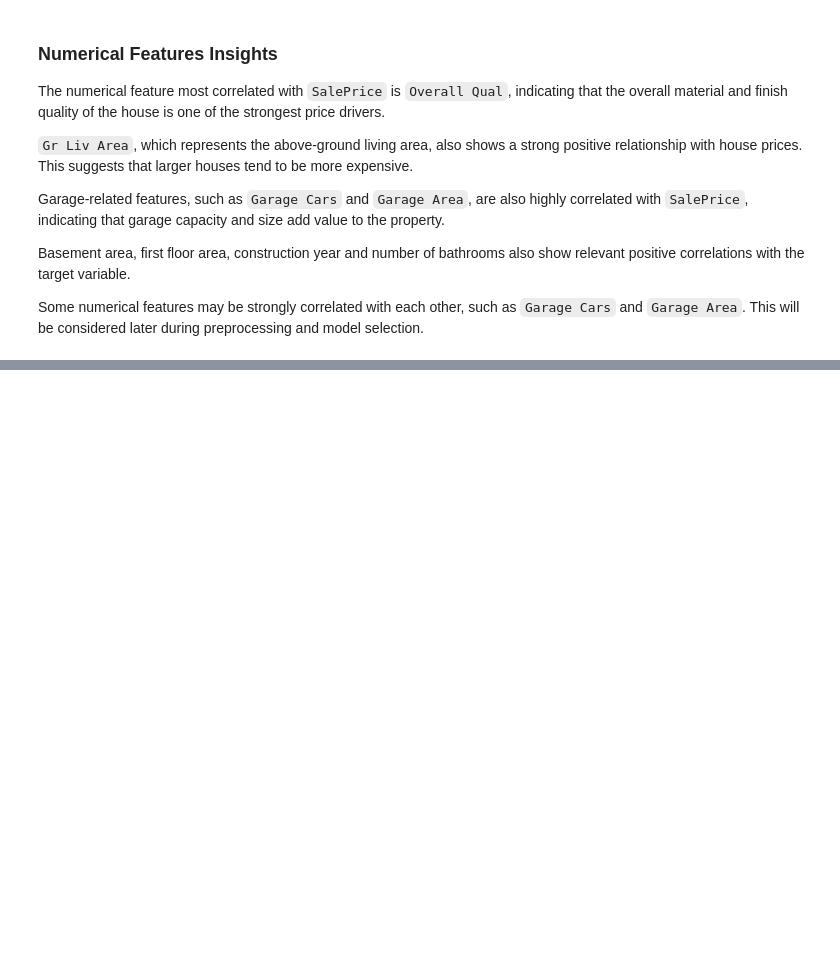
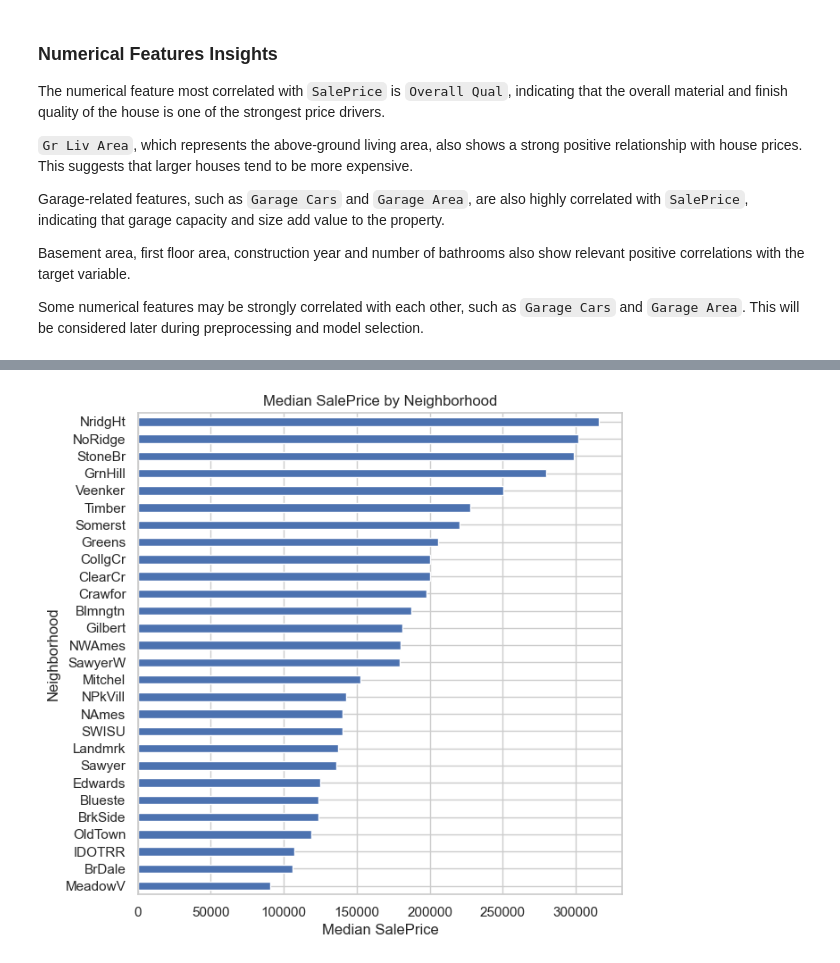
Before and after one commit to sanches-davi/ames-housing-price-prediction, a Jupyter notebook: notebooks/EDA.ipynb, the cells around one changed output, grey strips where cells are left out. Cells and saved outputs as stored; diff of their text form; code cells hidden in the pictures; blank space fills up the shorter version.

```diff
--- a/notebooks/EDA.ipynb
+++ b/notebooks/EDA.ipynb
@@ -461,0 +566,13 @@ Some numerical features may be strongly correlated with each other, such as `Gar
+# %%
+# Median price by Neighborhood
+
+neighborhood_median_price = train_data.groupby('Neighborhood')['SalePrice'].median().sort_values()
+
+plt.figure(figsize=(7,7))
+neighborhood_median_price.plot(kind='barh')
+plt.title('Median SalePrice by Neighborhood')
+plt.xlabel('Median SalePrice')
+plt.ylabel('Neighborhood')
+plt.show()
+# %% [output]
+[figure, added]
```
Also changed, not shown: parts of 5 cells of this notebook.
